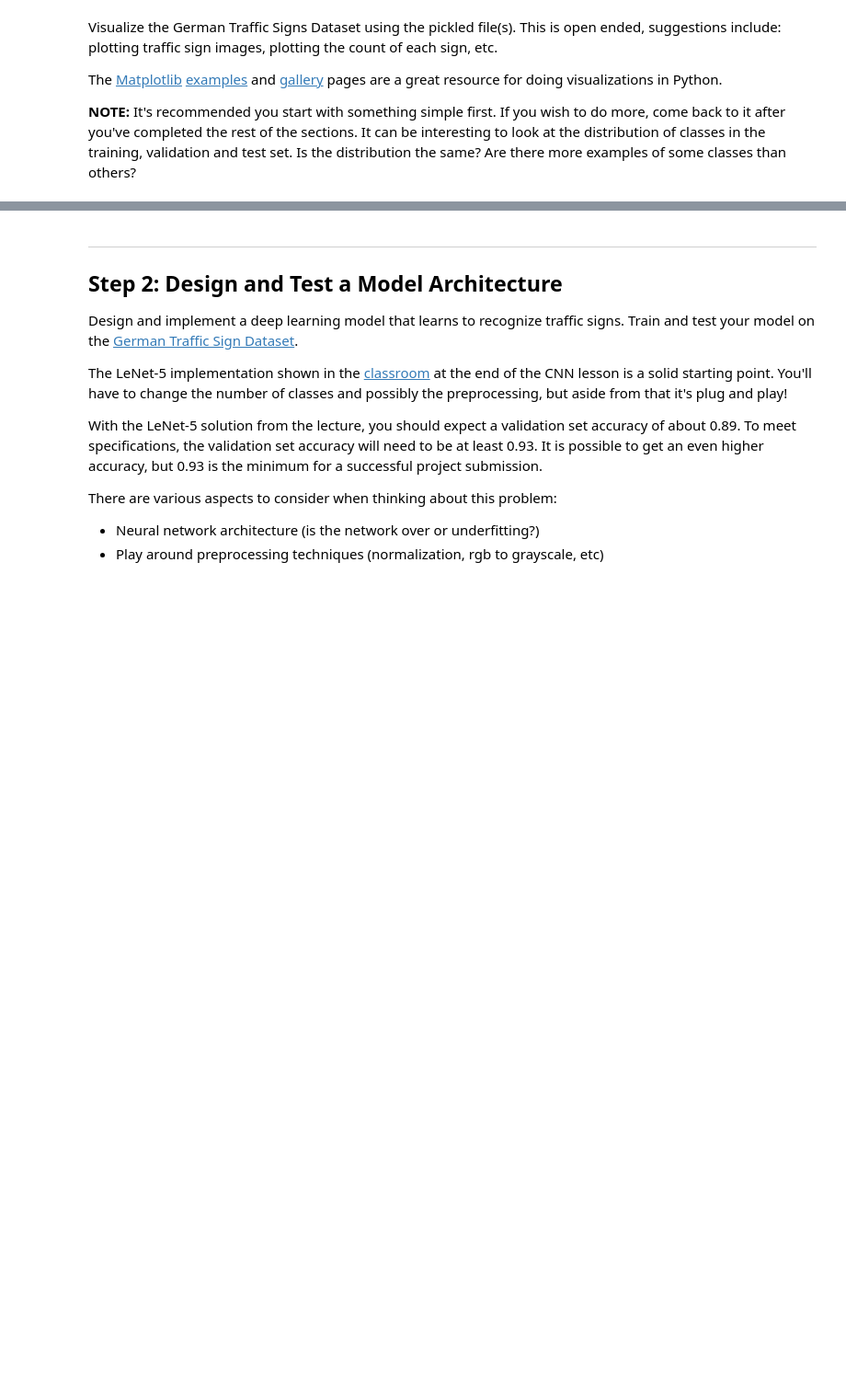
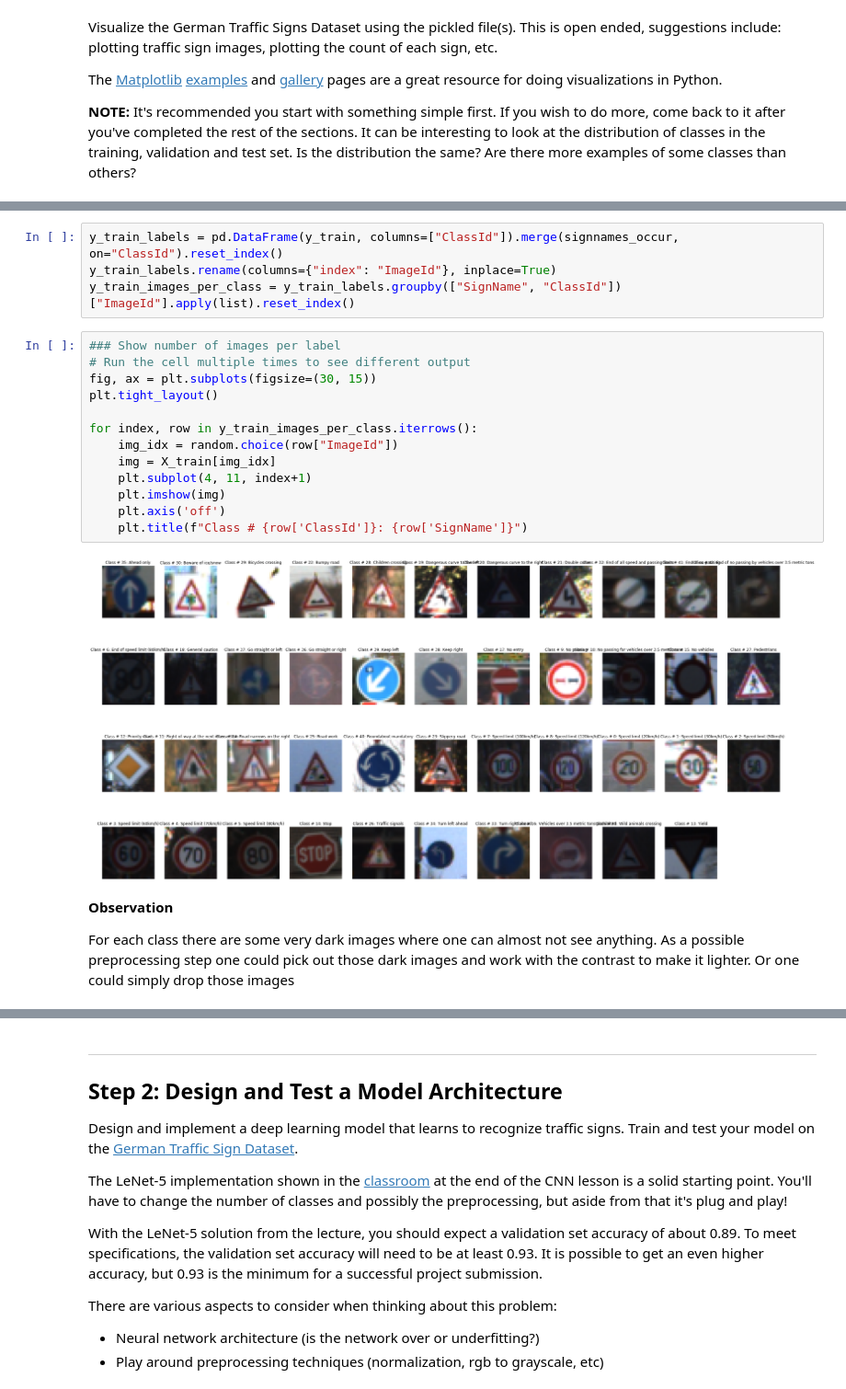
Before and after one commit to JieqingShi/CarND-Traffic-Sign-Classifier-Project, a Jupyter notebook: Traffic_Sign_Classifier.ipynb, the cells around one changed output, grey strips where cells are left out. Shown at 92% size. Cells and saved outputs as stored; diff of their text form; blank space fills up the shorter version.

```diff
--- a/Traffic_Sign_Classifier.ipynb
+++ b/Traffic_Sign_Classifier.ipynb
@@ -146,0 +187,24 @@ labels_count.most_common()
+# %%
+y_train_labels = pd.DataFrame(y_train, columns=["ClassId"]).merge(signnames_occur, on="ClassId").reset_index()
+y_train_labels.rename(columns={"index": "ImageId"}, inplace=True)
+y_train_images_per_class = y_train_labels.groupby(["SignName", "ClassId"])["ImageId"].apply(list).reset_index()
+# %%
+### Show number of images per label
+# Run the cell multiple times to see different output
+fig, ax = plt.subplots(figsize=(30, 15))
+plt.tight_layout()
+
+for index, row in y_train_images_per_class.iterrows():
+    img_idx = random.choice(row["ImageId"])
+    img = X_train[img_idx]
+    plt.subplot(4, 11, index+1)
+    plt.imshow(img)
+    plt.axis('off')
+    plt.title(f"Class # {row['ClassId']}: {row['SignName']}")
+# %% [output]
+[figure, added]
+# %% [markdown]
+**Observation**
+
+For each class there are some very dark images where one can almost not see anything.
+As a possible preprocessing step one could pick out those dark images and work with the contrast to make it lighter. Or one could simply drop those images
```
Also changed, not shown: parts of 36 cells of this notebook, 5 other files.
